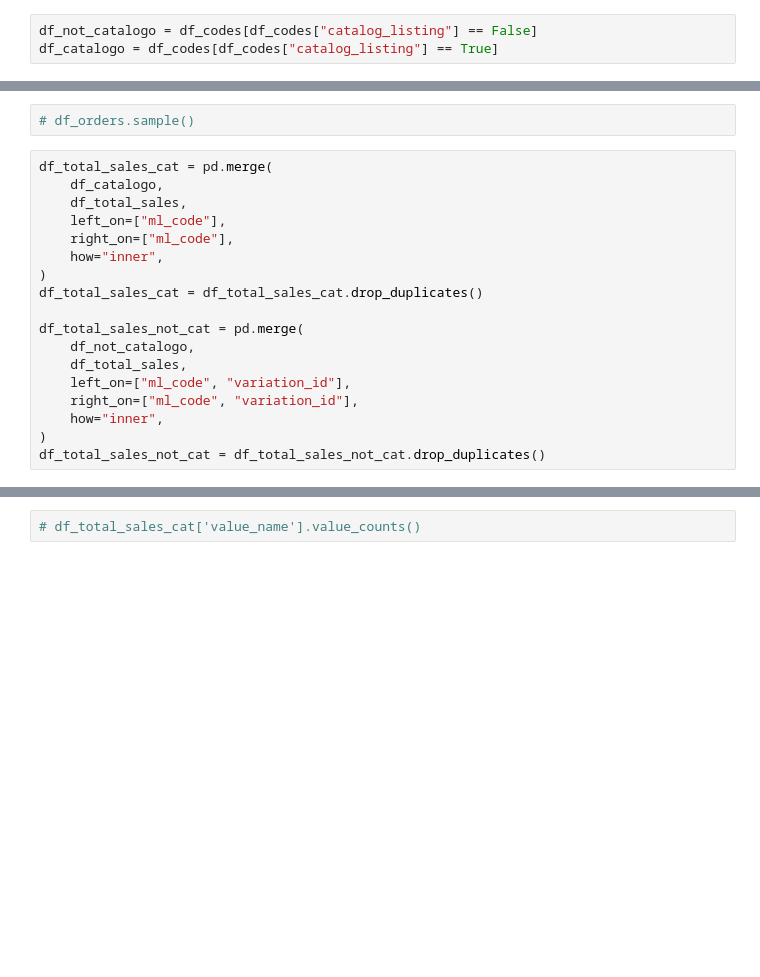
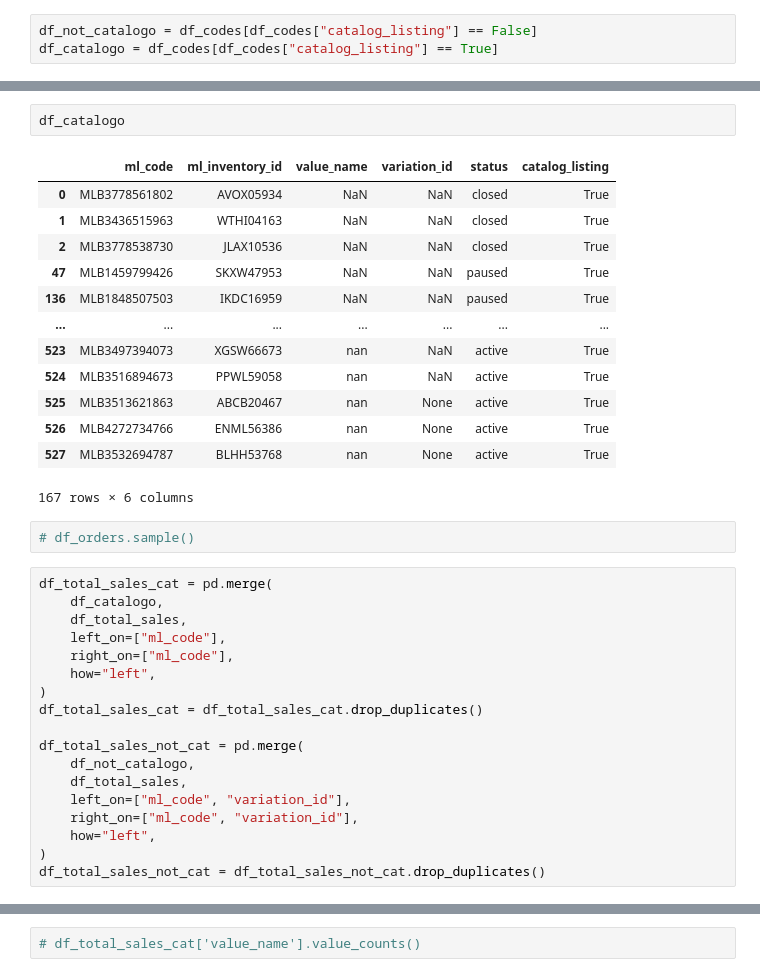
Before and after one commit to lpcoutinho/mcenter_streamlit, a Jupyter notebook: Notebooks/calculando_envio_fulfillment.ipynb, the cells around one changed output, grey strips where cells are left out. Drawn from its saved outputs; the diff is of its cells as text; blank space fills up the shorter version.

```diff
--- a/Notebooks/calculando_envio_fulfillment.ipynb
+++ b/Notebooks/calculando_envio_fulfillment.ipynb
@@ -472,3 +559,19 @@ df_catalogo = df_codes[df_codes["catalog_listing"] == True]
+# %%
+df_catalogo
+# %% [output]
+|  | ml_code | ml_inventory_id | value_name | variation_id | status | catalog_listing |
+| 0 | MLB3778561802 | AVOX05934 | NaN | NaN | closed | True |
+| 1 | MLB3436515963 | WTHI04163 | NaN | NaN | closed | True |
+| 2 | MLB3778538730 | JLAX10536 | NaN | NaN | closed | True |
+| 47 | MLB1459799426 | SKXW47953 | NaN | NaN | paused | True |
+| 136 | MLB1848507503 | IKDC16959 | NaN | NaN | paused | True |
+| ... | ... | ... | ... | ... | ... | ... |
+| 523 | MLB3497394073 | XGSW66673 | nan | NaN | active | True |
+| 524 | MLB3516894673 | PPWL59058 | nan | NaN | active | True |
+| 525 | MLB3513621863 | ABCB20467 | nan | None | active | True |
+| 526 | MLB4272734766 | ENML56386 | nan | None | active | True |
+| 527 | MLB3532694787 | BLHH53768 | nan | None | active | True |
+167 rows × 6 columns
 # %%
 # df_orders.sample()
 # %%
@@ -477,7 +580,7 @@ df_total_sales_cat = pd.merge(
     df_total_sales,
     left_on=["ml_code"],
     right_on=["ml_code"],
-    how="inner",
+    how="left",
 )
 df_total_sales_cat = df_total_sales_cat.drop_duplicates()
 
@@ -486,6 +589,6 @@ df_total_sales_not_cat = pd.merge(
     df_total_sales,
     left_on=["ml_code", "variation_id"],
     right_on=["ml_code", "variation_id"],
-    how="inner",
+    how="left",
 )
 df_total_sales_not_cat = df_total_sales_not_cat.drop_duplicates()
```
Also changed, not shown: parts of 100 cells of this notebook, 30 other files.
